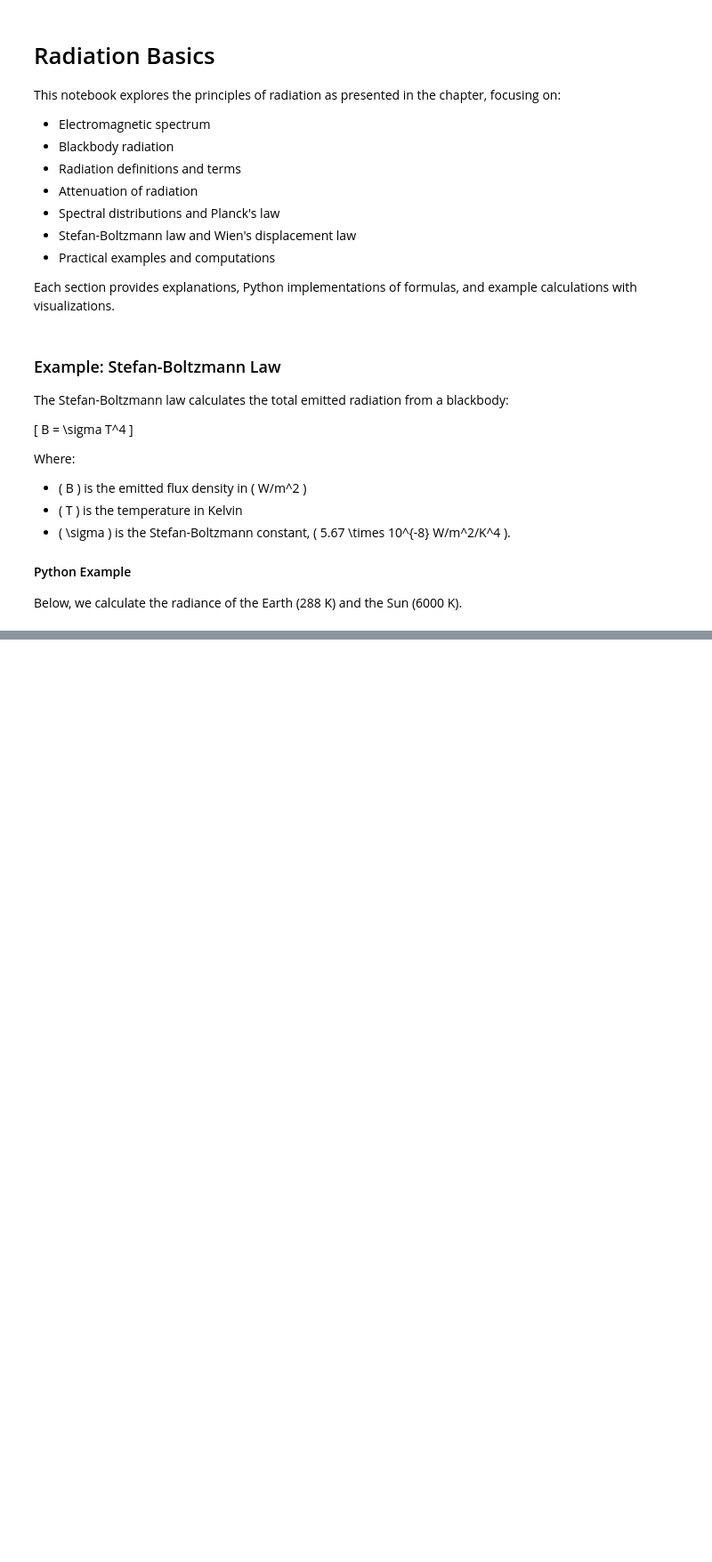
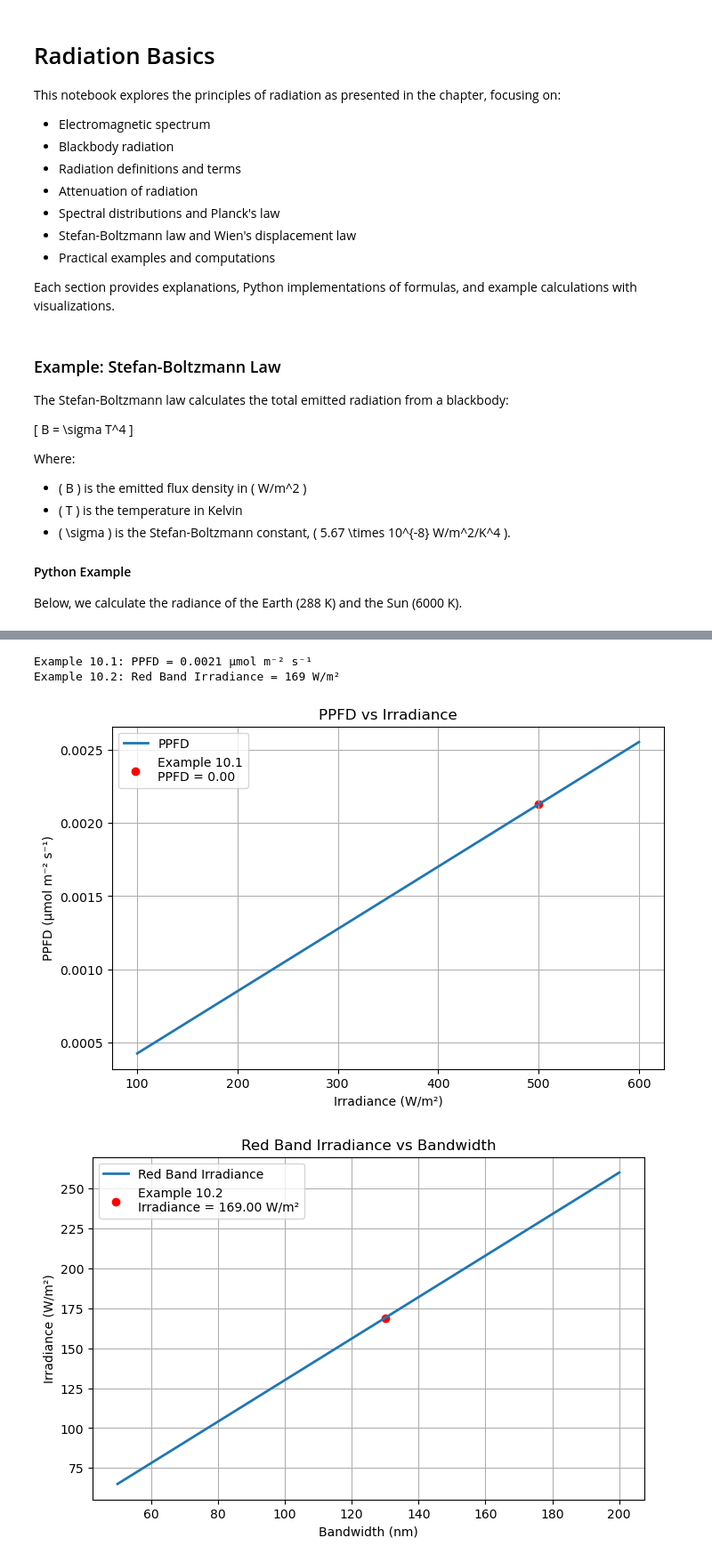
Before and after one commit to inkenbrandt/Campbell-Book, a Jupyter notebook: 10_Radiation_Basics.ipynb, the cells around one changed output, grey strips where cells are left out. Shown at 89% size. Drawn from its saved outputs; the diff is of its cells as text; code cells hidden in the pictures; blank space fills up the shorter version.

```diff
--- a/10_Radiation_Basics.ipynb
+++ b/10_Radiation_Basics.ipynb
@@ -175,0 +181,61 @@ print(f"Attenuated flux after {distance_medium} m: {attenuated_flux:.2f} W/m²")
+# %%
+import numpy as np
+import matplotlib.pyplot as plt
+
+# Example 10.1: Converting irradiance to PPFD
+def example_10_1(irradiance, energy_content):
+    ppfd = irradiance / energy_content  # PPFD calculation
+    return ppfd
+
+# Example 10.2: Calculating irradiance in the red band
+def example_10_2(spectral_flux_density, bandwidth):
+    irradiance = spectral_flux_density * bandwidth  # Irradiance calculation
+    return irradiance
+
+# Constants for the examples
+energy_content_par = 2.35e5  # J/mol for PAR (Photosynthetically Active Radiation)
+irradiance_par = 500  # W/m² in the PAR waveband
+spectral_flux_density_red = 1.3  # W/m²/nm for the red band
+bandwidth_red = 130  # nm for the red band
+
+# Perform calculations
+ppfd = example_10_1(irradiance_par, energy_content_par)
+irradiance_red = example_10_2(spectral_flux_density_red, bandwidth_red)
+
+# Display results
+print(f"Example 10.1: PPFD = {ppfd:.4f} µmol m⁻² s⁻¹")
+print(f"Example 10.2: Red Band Irradiance = {irradiance_red:.0f} W/m²")
+
+# Plotting for visualization
+# Example 10.1: Energy Content vs PPFD
+irradiance_values = np.linspace(100, 600, 50)
+ppfd_values = irradiance_values / energy_content_par
+
+plt.figure(figsize=(8, 5))
+plt.plot(irradiance_values, ppfd_values, label='PPFD', lw=2)
+plt.scatter([irradiance_par], [ppfd], color='red', label=f'Example 10.1\nPPFD = {ppfd:.2f}')
+plt.title("PPFD vs Irradiance")
+plt.xlabel("Irradiance (W/m²)")
+plt.ylabel("PPFD (µmol m⁻² s⁻¹)")
+plt.legend()
+plt.grid(True)
+plt.show()
+
+# Example 10.2: Spectral Flux vs Irradiance
+bandwidth_values = np.linspace(50, 200, 50)
+irradiance_values_red = spectral_flux_density_red * bandwidth_values
+
+plt.figure(figsize=(8, 5))
+plt.plot(bandwidth_values, irradiance_values_red, label='Red Band Irradiance', lw=2)
+plt.scatter([bandwidth_red], [irradiance_red], color='red', label=f'Example 10.2\nIrradiance = {irradiance_red:.2f} W/m²')
+plt.title("Red Band Irradiance vs Bandwidth")
+plt.xlabel("Bandwidth (nm)")
+plt.ylabel("Irradiance (W/m²)")
+plt.legend()
+plt.grid(True)
+plt.show()
+# %% [output]
+Example 10.1: PPFD = 0.0021 µmol m⁻² s⁻¹
+Example 10.2: Red Band Irradiance = 169 W/m²
+[figure, added]
+[figure, added]
```
Also changed, not shown: parts of 6 cells of this notebook, 1 other file.
